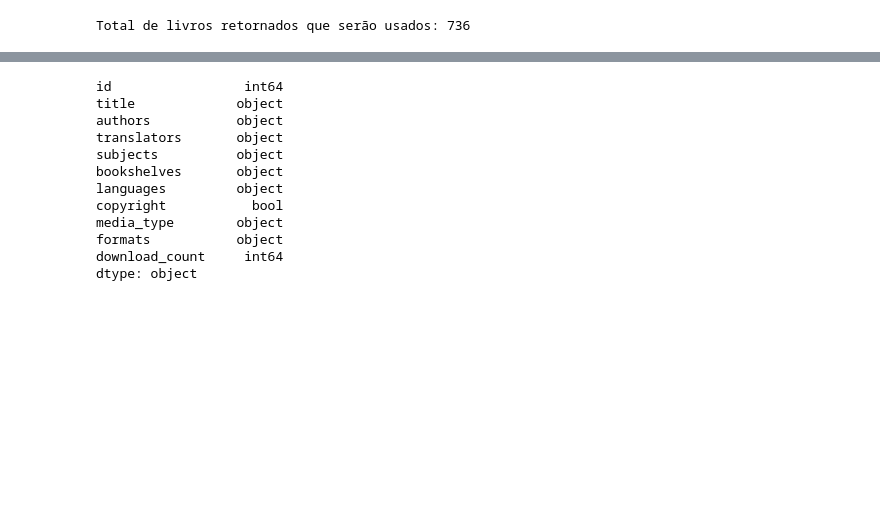
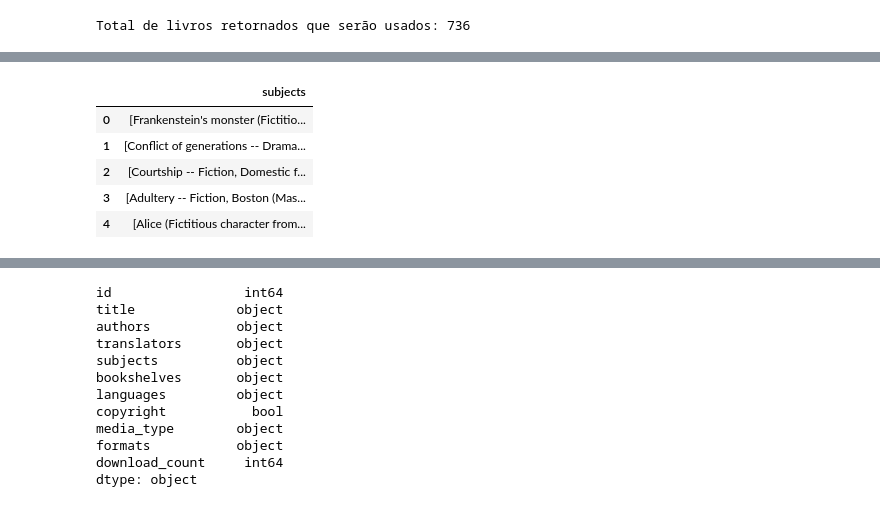
Before and after one commit to JohannPalheiros/gutendex-analytics, a Jupyter notebook: gutendex_analytics.ipynb, the cells around one changed output, grey strips where cells are left out. Cells and saved outputs as stored; diff of their text form; code cells hidden in the pictures; blank space fills up the shorter version.

Commit message:
fix subjects

```diff
--- a/gutendex_analytics.ipynb
+++ b/gutendex_analytics.ipynb
@@ -129,3 +104,21 @@ NameError: ignored
+# %%
+#%% Tratando livros sem temas
+subjectsDict = booksDataDf["subjects"].to_frame()
+
+for index, subjects in enumerate(subjectsDict["subjects"]):
+  if (len(subjects) != 0):
+    subjectsDict.at[index, "subjects"] = subjects
+  else:
+    subjectsDict.at[index, "subjects"] = 'unknown subject'
+
+subjectsDict.head()
+# %% [output]
+|  | subjects |
+| 0 | [Frankenstein's monster (Fictitio... |
+| 1 | [Conflict of generations -- Drama... |
+| 2 | [Courtship -- Fiction, Domestic f... |
+| 3 | [Adultery -- Fiction, Boston (Mas... |
+| 4 | [Alice (Fictitious character from... |
 # %%
 #%% Atualizando dados dos titulos e nomes dos autores no data frame
 booksDataDf["authors"] = authorsDict
```
Also changed, not shown: parts of 5 cells of this notebook.
